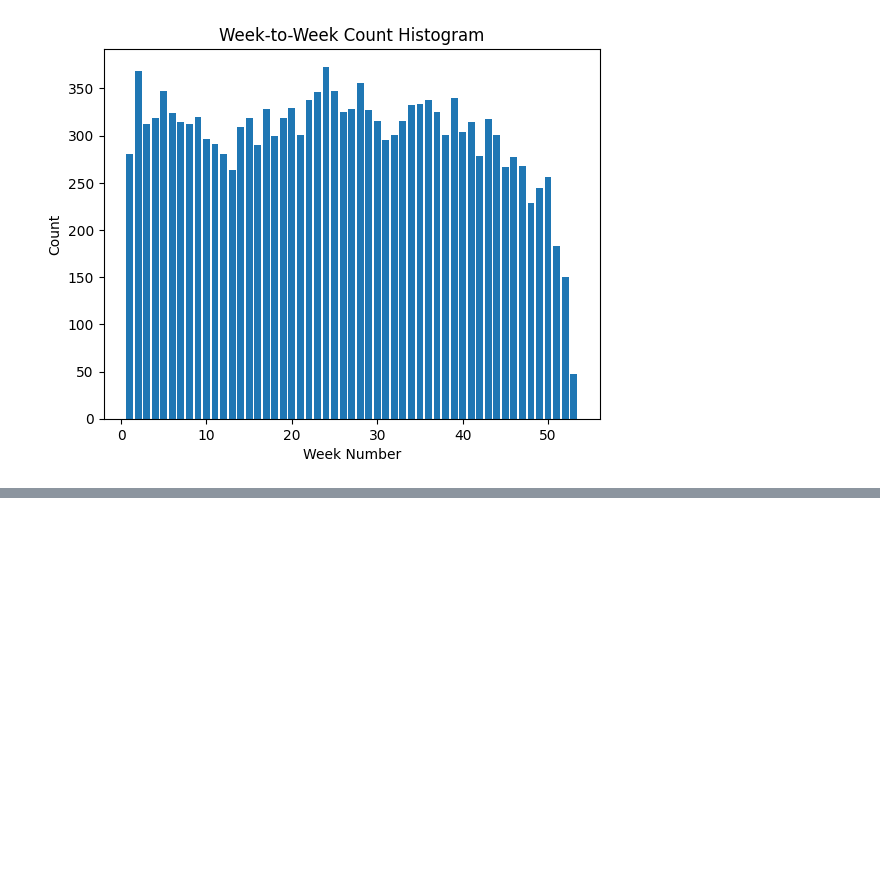
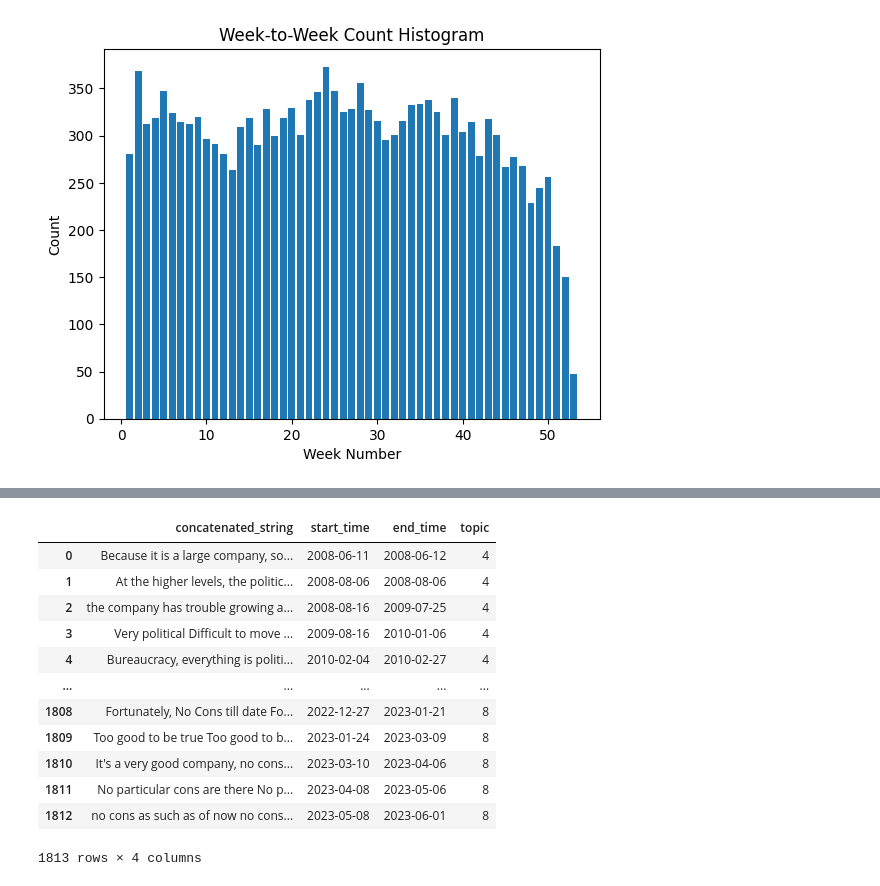
Before and after one commit to lichengrui/glassdoor_scraping, a Jupyter notebook: LDA Topic Modeling.ipynb, the cells around one changed output, grey strips where cells are left out. Drawn from its saved outputs; the diff is of its cells as text; code cells hidden in the pictures; blank space fills up the shorter version.

```diff
--- a/LDA Topic Modeling.ipynb
+++ b/LDA Topic Modeling.ipynb
@@ -74,0 +167,50 @@ Name: topic, dtype: int64
+# %%
+def concat_more(concatenated_df, max_length):
+    newstrings = []
+    newstart = []
+    newend = []
+    newtopic = []
+
+    for a in list(concatenated_df['topic'].unique()):
+        topicdf = concatenated_df[concatenated_df['topic'] == a].sort_values(by=['start_time', 'end_time'])
+        strings = topicdf['concatenated_string'].tolist()
+        start = topicdf['start_time'].tolist()
+        end = topicdf['end_time'].tolist()
+        skip = []
+        statement = False
+        for i in range(len(strings)-1):
+            if i not in skip:
+                temp = strings[i] + " " + strings[i]
+                if len(temp) < max_length:
+                    if end[i + 1] < end[i]:
+                        print(end[i + 1], end[i])
+                    newstrings.append(temp)
+                    newend.append(end[i + 1])
+                    newstart.append(start[i])
+                    newtopic.append(a)
+                    skip.append(i+1)
+                    statement = True
+                else:
+                    newstrings.append(temp)
+                    newend.append(end[i])
+                    newstart.append(start[i])
+                    newtopic.append(a)
+    if statement:
+        return concat_more(pd.DataFrame({"concatenated_string": newstrings, "start_time": newstart, "end_time": newend, "topic": newtopic}), max_length)
+    return pd.DataFrame({"concatenated_string": newstrings, "start_time": newstart, "end_time": newend, "topic": newtopic})
+
+concat_more(result_df.sort_values(by=['start_time', 'end_time']),max_length)
+# %% [output]
+|  | concatenated_string | start_time | end_time | topic |
+| 0 | Because it is a large company, so... | 2008-06-11 | 2008-06-12 | 4 |
+| 1 | At the higher levels, the politic... | 2008-08-06 | 2008-08-06 | 4 |
+| 2 | the company has trouble growing a... | 2008-08-16 | 2009-07-25 | 4 |
+| 3 | Very political Difficult to move ... | 2009-08-16 | 2010-01-06 | 4 |
+| 4 | Bureaucracy, everything is politi... | 2010-02-04 | 2010-02-27 | 4 |
+| ... | ... | ... | ... | ... |
+| 1808 | Fortunately, No Cons till date Fo... | 2022-12-27 | 2023-01-21 | 8 |
+| 1809 | Too good to be true Too good to b... | 2023-01-24 | 2023-03-09 | 8 |
+| 1810 | It's a very good company, no cons... | 2023-03-10 | 2023-04-06 | 8 |
+| 1811 | No particular cons are there No p... | 2023-04-08 | 2023-05-06 | 8 |
+| 1812 | no cons as such as of now no cons... | 2023-05-08 | 2023-06-01 | 8 |
+1813 rows × 4 columns
```
Also changed, not shown: parts of 7 cells of this notebook, 1 other file.
